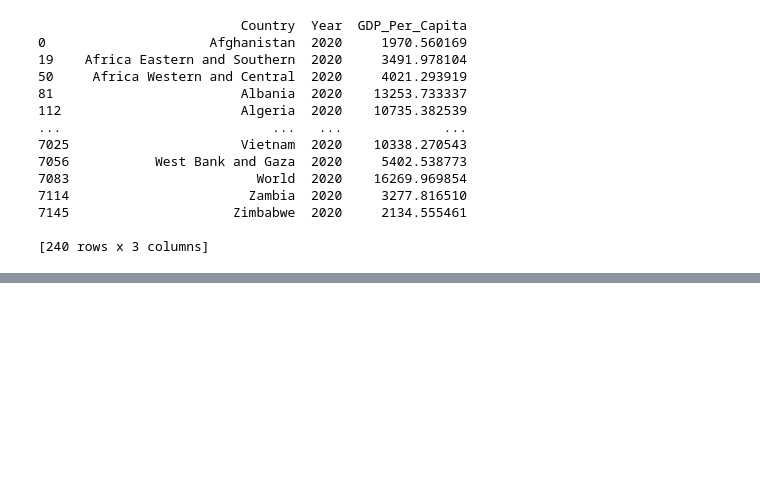
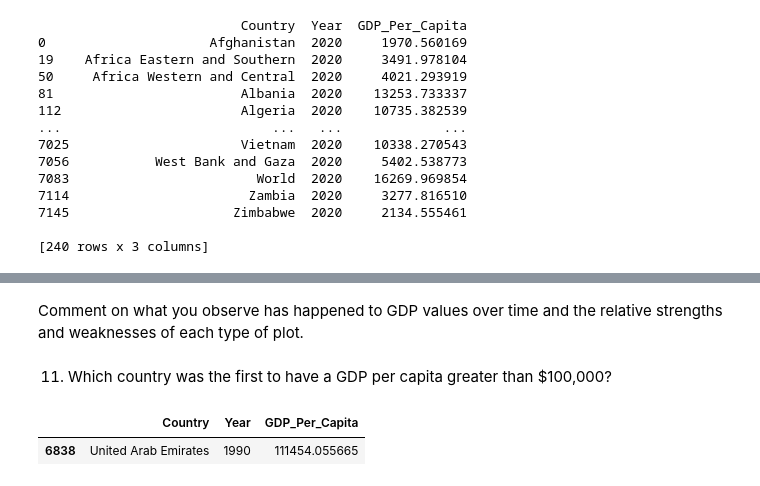
Before and after one commit to scost46/gdp-and-internet-usage-scost46, a Jupyter notebook: notebook/UN_Project.ipynb, the cells around one changed output, grey strips where cells are left out. Saved outputs shown, nothing was run; the diff lists cells and outputs as text; code cells hidden in the pictures; blank space fills up the shorter version.

```diff
--- a/notebook/UN_Project.ipynb
+++ b/notebook/UN_Project.ipynb
@@ -192,0 +189,9 @@ Comment on what you observe has happened to GDP values over time and the relativ
+# %% [markdown]
+Comment on what you observe has happened to GDP values over time and the relative strengths and weaknesses of each type of plot.
+# %% [markdown]
+11. Which country was the first to have a GDP per capita greater than $100,000?
+# %%
+gdp_df.loc[(gdp_df['Year'] == 1990) & (gdp_df['GDP_Per_Capita'] > 100000)]
+# %% [output]
+|  | Country | Year | GDP_Per_Capita |
+| 6838 | United Arab Emirates | 1990 | 111454.055665 |
```
Also changed, not shown: parts of 28 cells of this notebook.
